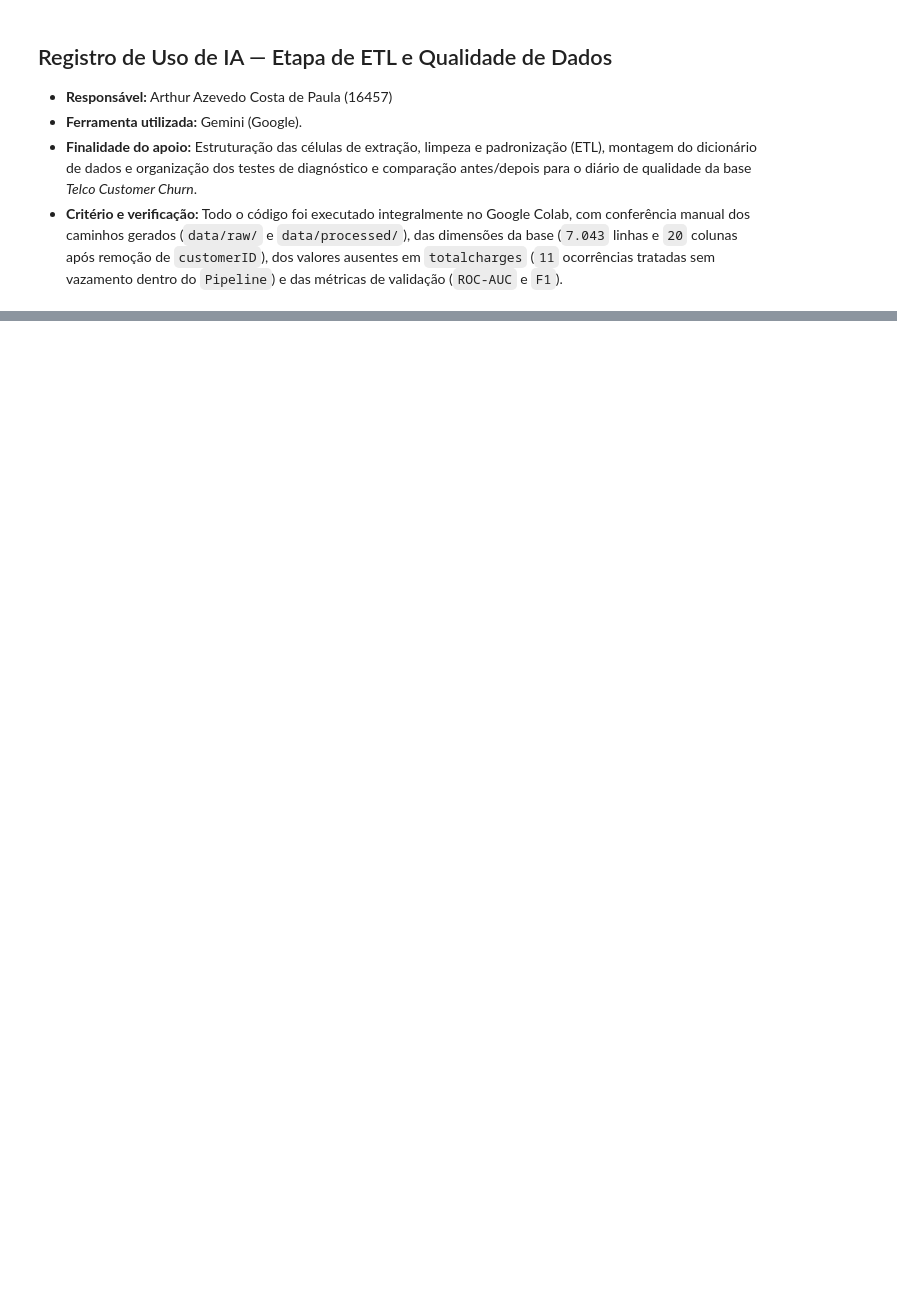
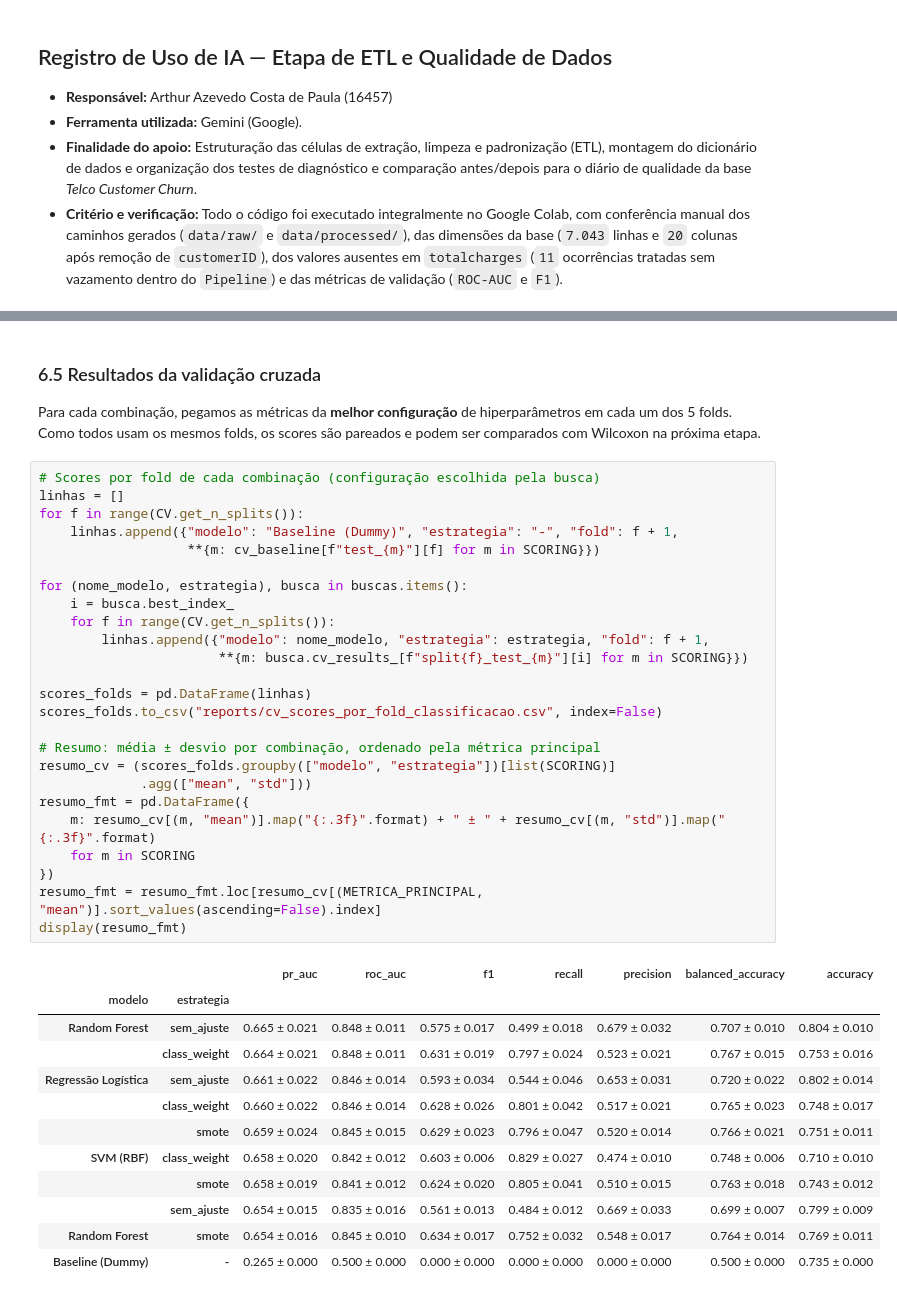
Before and after one commit to Hallason823/MachineLearning-2026.2, a Jupyter notebook: notebooks/02_classification.ipynb, the cells around one changed output, grey strips where cells are left out. Cells and saved outputs as stored; diff of their text form; blank space fills up the shorter version.

```diff
--- a/notebooks/02_classification.ipynb
+++ b/notebooks/02_classification.ipynb
@@ -289,0 +604,42 @@ Diário de qualidade salvo em data/processed/diario_qualidade_telco.csv
+# %% [markdown]
+### 6.5 Resultados da validação cruzada
+
+Para cada combinação, pegamos as métricas da **melhor configuração** de hiperparâmetros em cada um dos 5 folds. Como todos usam os mesmos folds, os scores são pareados e podem ser comparados com Wilcoxon na próxima etapa.
+# %%
+# Scores por fold de cada combinação (configuração escolhida pela busca)
+linhas = []
+for f in range(CV.get_n_splits()):
+    linhas.append({"modelo": "Baseline (Dummy)", "estrategia": "-", "fold": f + 1,
+                   **{m: cv_baseline[f"test_{m}"][f] for m in SCORING}})
+
+for (nome_modelo, estrategia), busca in buscas.items():
+    i = busca.best_index_
+    for f in range(CV.get_n_splits()):
+        linhas.append({"modelo": nome_modelo, "estrategia": estrategia, "fold": f + 1,
+                       **{m: busca.cv_results_[f"split{f}_test_{m}"][i] for m in SCORING}})
+
+scores_folds = pd.DataFrame(linhas)
+scores_folds.to_csv("reports/cv_scores_por_fold_classificacao.csv", index=False)
+
+# Resumo: média ± desvio por combinação, ordenado pela métrica principal
+resumo_cv = (scores_folds.groupby(["modelo", "estrategia"])[list(SCORING)]
+             .agg(["mean", "std"]))
+resumo_fmt = pd.DataFrame({
+    m: resumo_cv[(m, "mean")].map("{:.3f}".format) + " ± " + resumo_cv[(m, "std")].map("{:.3f}".format)
+    for m in SCORING
+})
+resumo_fmt = resumo_fmt.loc[resumo_cv[(METRICA_PRINCIPAL, "mean")].sort_values(ascending=False).index]
+display(resumo_fmt)
+# %% [output]
+|  |  | pr_auc | roc_auc | f1 | recall | precision | balanced_accuracy | accuracy |
+| modelo | estrategia |  |  |  |  |  |  |  |
+| Random Forest | sem_ajuste | 0.665 ± 0.021 | 0.848 ± 0.011 | 0.575 ± 0.017 | 0.499 ± 0.018 | 0.679 ± 0.032 | 0.707 ± 0.010 | 0.804 ± 0.010 |
+|  | class_weight | 0.664 ± 0.021 | 0.848 ± 0.011 | 0.631 ± 0.019 | 0.797 ± 0.024 | 0.523 ± 0.021 | 0.767 ± 0.015 | 0.753 ± 0.016 |
+| Regressão Logística | sem_ajuste | 0.661 ± 0.022 | 0.846 ± 0.014 | 0.593 ± 0.034 | 0.544 ± 0.046 | 0.653 ± 0.031 | 0.720 ± 0.022 | 0.802 ± 0.014 |
+|  | class_weight | 0.660 ± 0.022 | 0.846 ± 0.014 | 0.628 ± 0.026 | 0.801 ± 0.042 | 0.517 ± 0.021 | 0.765 ± 0.023 | 0.748 ± 0.017 |
+|  | smote | 0.659 ± 0.024 | 0.845 ± 0.015 | 0.629 ± 0.023 | 0.796 ± 0.047 | 0.520 ± 0.014 | 0.766 ± 0.021 | 0.751 ± 0.011 |
+| SVM (RBF) | class_weight | 0.658 ± 0.020 | 0.842 ± 0.012 | 0.603 ± 0.006 | 0.829 ± 0.027 | 0.474 ± 0.010 | 0.748 ± 0.006 | 0.710 ± 0.010 |
+|  | smote | 0.658 ± 0.019 | 0.841 ± 0.012 | 0.624 ± 0.020 | 0.805 ± 0.041 | 0.510 ± 0.015 | 0.763 ± 0.018 | 0.743 ± 0.012 |
+|  | sem_ajuste | 0.654 ± 0.015 | 0.835 ± 0.016 | 0.561 ± 0.013 | 0.484 ± 0.012 | 0.669 ± 0.033 | 0.699 ± 0.007 | 0.799 ± 0.009 |
+| Random Forest | smote | 0.654 ± 0.016 | 0.845 ± 0.010 | 0.634 ± 0.017 | 0.752 ± 0.032 | 0.548 ± 0.017 | 0.764 ± 0.014 | 0.769 ± 0.011 |
+| Baseline (Dummy) | - | 0.265 ± 0.000 | 0.500 ± 0.000 | 0.000 ± 0.000 | 0.000 ± 0.000 | 0.000 ± 0.000 | 0.500 ± 0.000 | 0.735 ± 0.000 |
```
Also changed, not shown: parts of 23 cells of this notebook, 6 other files.
